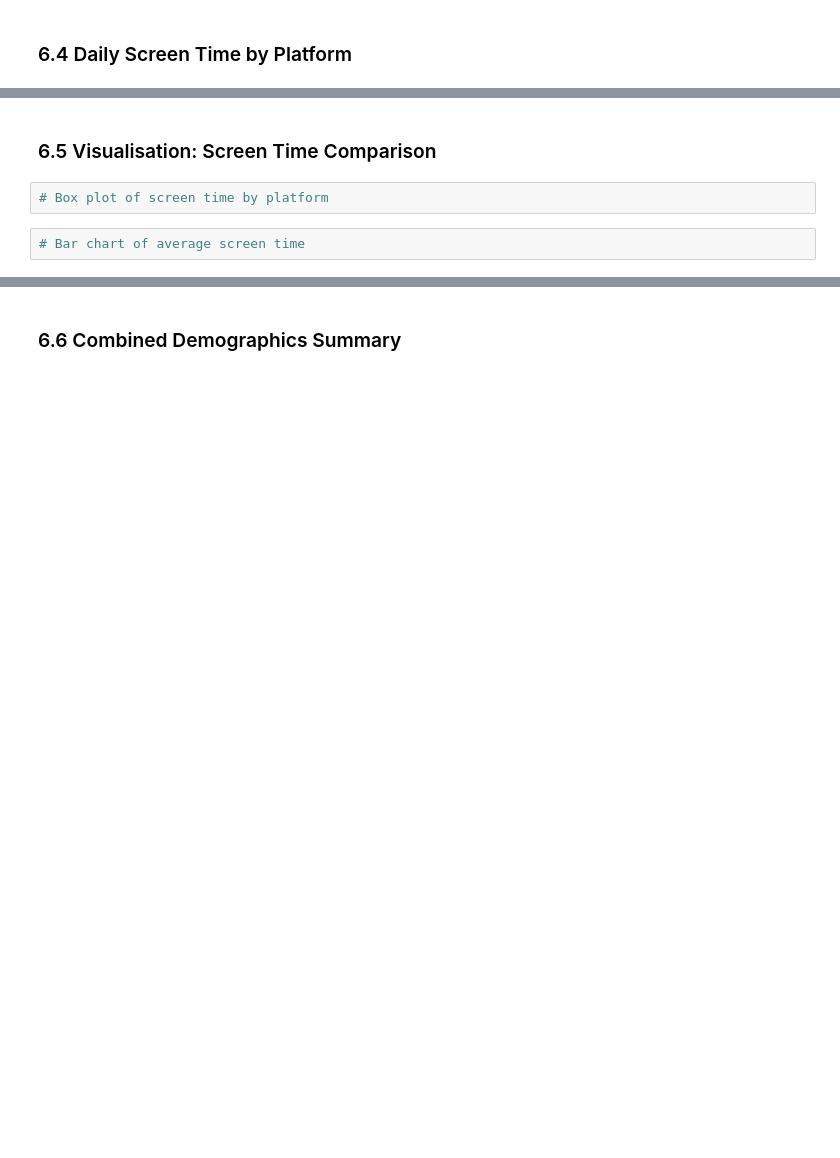
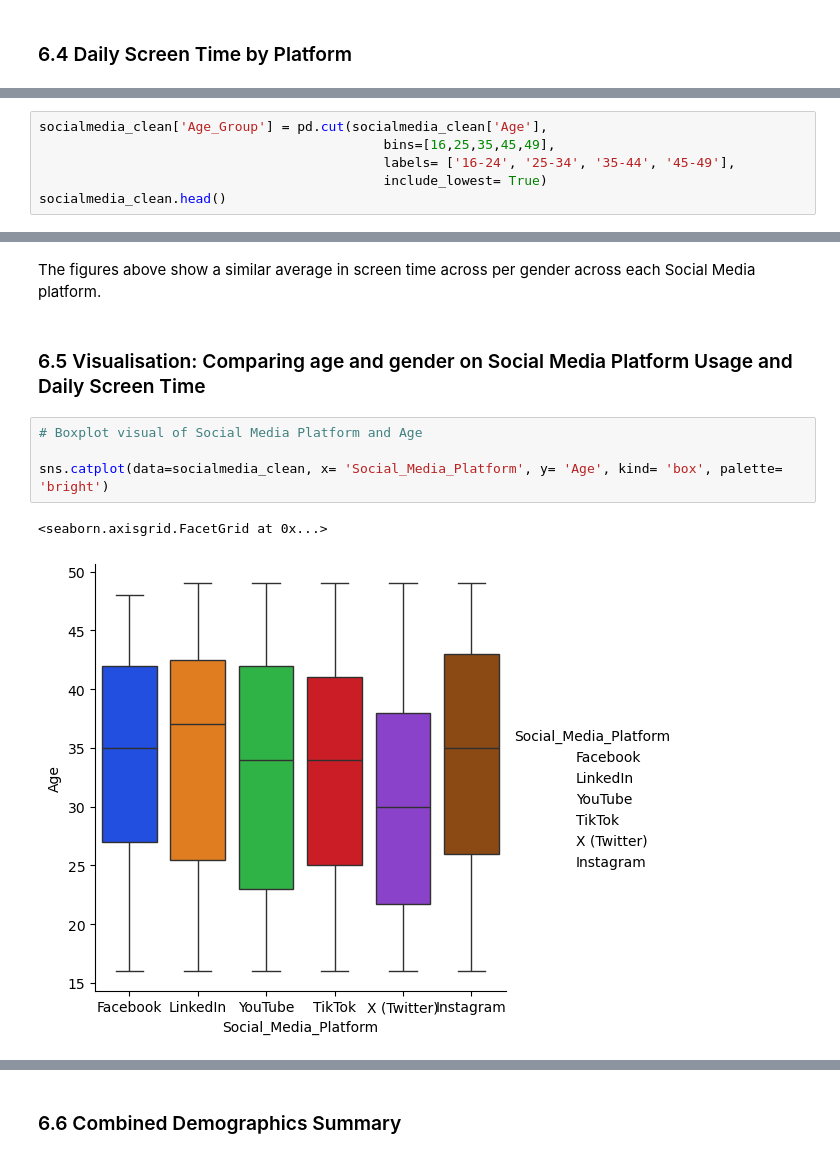
Before and after one commit to miteshbkumar-ship-it/social_mental_health_project, a Jupyter notebook: notebook/social_media_wellbeing_analysis.ipynb, the cells around one changed output, grey strips where cells are left out. Saved outputs shown, nothing was run; the diff lists cells and outputs as text; blank space fills up the shorter version.

```diff
--- a/notebook/social_media_wellbeing_analysis.ipynb
+++ b/notebook/social_media_wellbeing_analysis.ipynb
@@ -163,0 +342,6 @@ Cleaned data saved
+# %%
+socialmedia_clean['Age_Group'] = pd.cut(socialmedia_clean['Age'],
+                                            bins=[16,25,35,45,49],
+                                            labels= ['16-24', '25-34', '35-44', '45-49'],
+                                            include_lowest= True)
+socialmedia_clean.head()
@@ -164,6 +421,11 @@ Cleaned data saved
+# %% [markdown]
+The figures above show a similar average in screen time across per gender across each Social Media platform.
 # %% [markdown]
-### 6.5 Visualisation: Screen Time Comparison
+### 6.5 Visualisation: Comparing age and gender on Social Media Platform Usage and Daily Screen Time
-# %%
-# Box plot of screen time by platform
-# %%
-# Bar chart of average screen time
+# %%
+# Boxplot visual of Social Media Platform and Age
+
+sns.catplot(data=socialmedia_clean, x= 'Social_Media_Platform', y= 'Age', kind= 'box', palette= 'bright')
+# %% [output]
+<seaborn.axisgrid.FacetGrid at 0x...>
+[figure, added]
```
Also changed, not shown: parts of 37 cells of this notebook.
